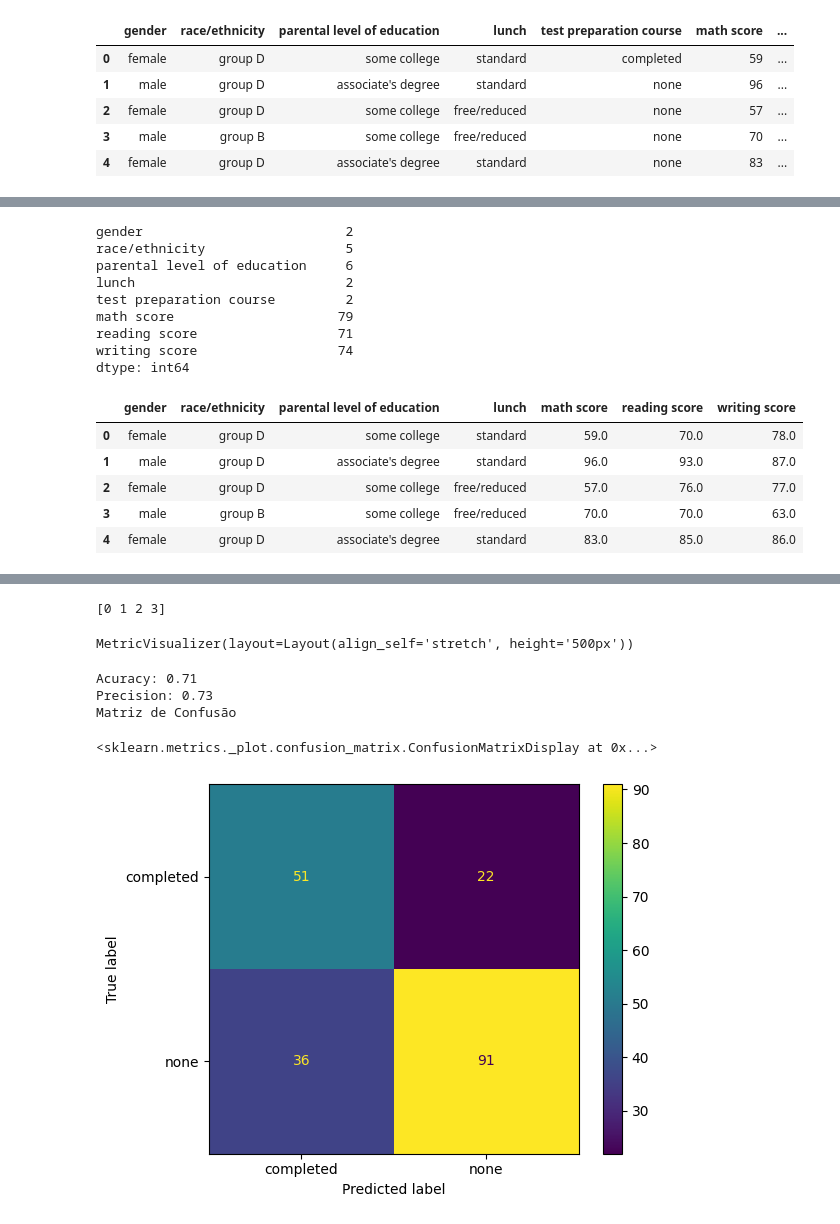
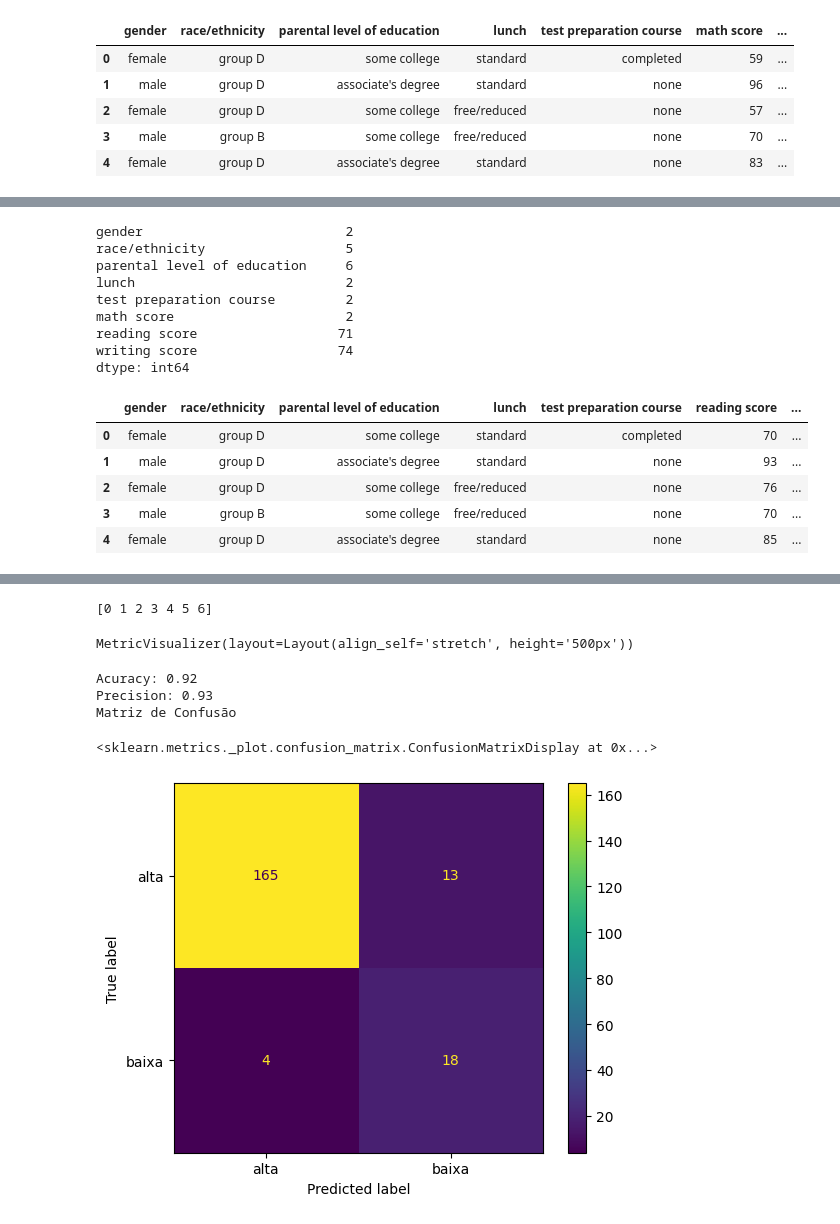
Before and after one commit to isarps/ai-python, a Jupyter notebook: Exams.ipynb, the cells around one changed output, grey strips where cells are left out. Drawn from its saved outputs; the diff is of its cells as text; code cells hidden in the pictures.

```diff
--- a/Exams.ipynb
+++ b/Exams.ipynb
@@ -13,4 +13,10 @@ job.head(5)
 | 2 | female | group D | some college | free/reduced | none | 57 | ... |
 | 3 | male | group B | some college | free/reduced | none | 70 | ... |
 | 4 | female | group D | associate's degree | standard | none | 83 | ... |
+# %%
+# Discretização
+attribute= 'math score'
+category= ['baixa', 'alta']
+bin = job.copy()
+bin[attribute]=pd.cut(x=bin[attribute], bins=[0,50,100],labels=category)
 # %%
@@ -31,13 +37,13 @@ writing score                  float64
 dtype: object
 # %%
-job.nunique()
+bin.nunique()
 # %% [output]
 gender                          2
 race/ethnicity                  5
 parental level of education     6
 lunch                           2
 test preparation course         2
-math score                     79
+math score                      2
 reading score                  71
 writing score                  74
 dtype: int64
@@ -48,16 +54,16 @@ for attribute in job:
     if null_values > 0:
         print(attribute + ': ' + str(null_values))
 # %%
-y = job[['test preparation course']]
-x = job.drop(['test preparation course'], axis=1)
+y = bin[['math score']]
+x = bin.drop(['math score'], axis=1)
 x.head(5)
 # %% [output]
-|  | gender | race/ethnicity | parental level of education | lunch | math score | reading score | writing score |
-| 0 | female | group D | some college | standard | 59.0 | 70.0 | 78.0 |
-| 1 | male | group D | associate's degree | standard | 96.0 | 93.0 | 87.0 |
-| 2 | female | group D | some college | free/reduced | 57.0 | 76.0 | 77.0 |
-| 3 | male | group B | some college | free/reduced | 70.0 | 70.0 | 63.0 |
-| 4 | female | group D | associate's degree | standard | 83.0 | 85.0 | 86.0 |
+|  | gender | race/ethnicity | parental level of education | lunch | test preparation course | reading score | ... |
+| 0 | female | group D | some college | standard | completed | 70 | ... |
+| 1 | male | group D | associate's degree | standard | none | 93 | ... |
+| 2 | female | group D | some college | free/reduced | none | 76 | ... |
+| 3 | male | group B | some college | free/reduced | none | 70 | ... |
+| 4 | female | group D | associate's degree | standard | none | 85 | ... |
 # %%
 from sklearn.model_selection import train_test_split
 
@@ -91,7 +97,7 @@ categorical_features_indices = np.where(x.dtypes != float)[0]
 
 print(categorical_features_indices)
 # %% [output]
-[0 1 2 3]
+[0 1 2 3 4 5 6]
 # %%
 model = CatBoostClassifier(
     custom_loss=[metrics.Precision()], #metrica de teste da arvore
@@ -112,25 +118,25 @@ MetricVisualizer(layout=Layout(align_self='stretch', height='500px'))
 # %%
 from sklearn.metrics import accuracy_score, precision_score, confusion_matrix, ConfusionMatrixDisplay
 
 # Predição
 y_pred = model.predict(x_test)
 
 # Acurácia
 acc = accuracy_score(y_test, y_pred)
 print("Acuracy: {:.2f}".format(acc))
 
 # Precision
 pre = precision_score(y_test, y_pred, average = 'weighted')
 print("Precision: {:.2f}".format(pre))
 
 # Matriz de confusão
 print('Matriz de Confusão')
-cm = confusion_matrix(y_test, y_pred, labels=y_train['test preparation course'].unique())
-disp = ConfusionMatrixDisplay(confusion_matrix=cm, display_labels=y_train['test preparation course'].unique())
+cm = confusion_matrix(y_test, y_pred, labels=y_train['math score'].unique())
+disp = ConfusionMatrixDisplay(confusion_matrix=cm, display_labels=y_train['math score'].unique())
 disp.plot()
 # %% [output]
-Acuracy: 0.71
-Precision: 0.73
+Acuracy: 0.92
+Precision: 0.93
 Matriz de Confusão
 <sklearn.metrics._plot.confusion_matrix.ConfusionMatrixDisplay at 0x...>
-[figure, old version]
+[figure, new version]
```
Also changed, not shown: parts of 8 cells of this notebook.
